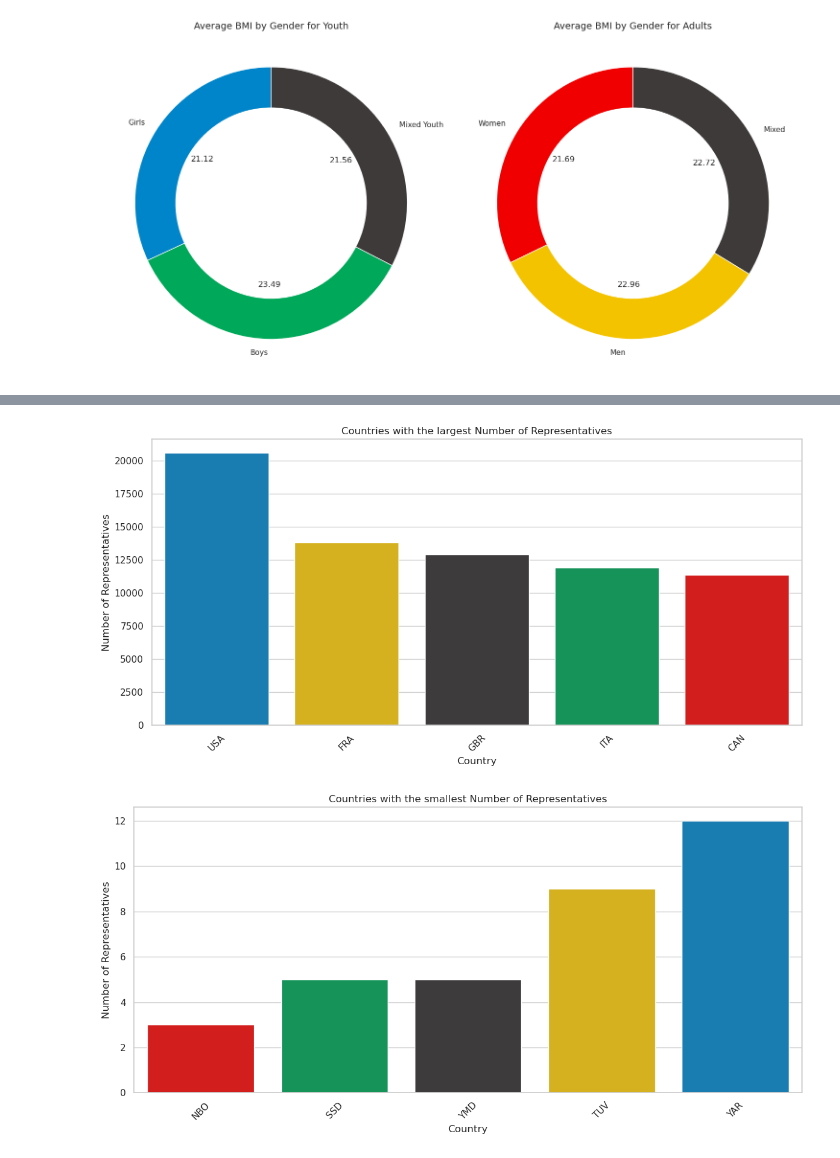
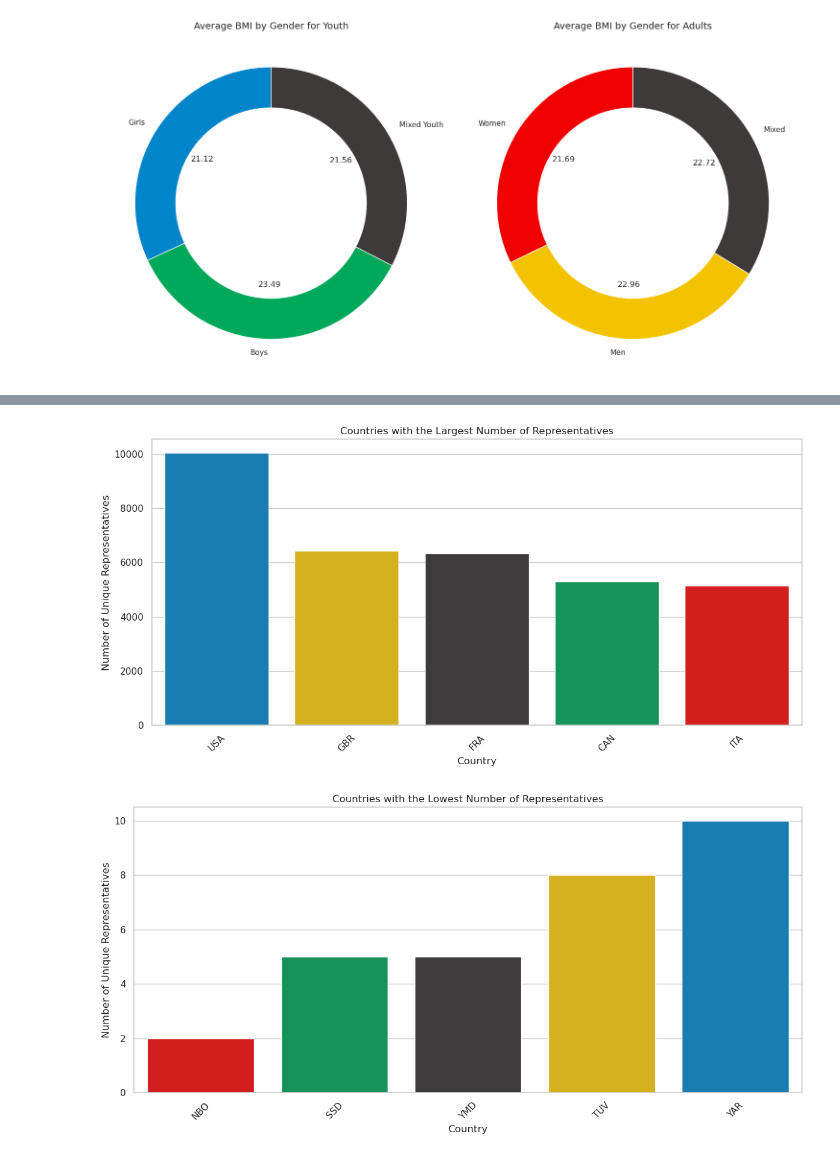
Before and after one commit to zoraidafalcon/Second-Proyect, a Jupyter notebook: Olimpic_Games.ipynb, the cells around one changed output, grey strips where cells are left out. Saved outputs shown, nothing was run; the diff lists cells and outputs as text; code cells hidden in the pictures.

```diff
--- a/Olimpic_Games.ipynb
+++ b/Olimpic_Games.ipynb
@@ -1433,45 +1450,59 @@ NameError: name 'MaxNLocator' is not defined
 # %%
-#Contar la cantidad de representantes por país
-country_counts = df3['noc'].value_counts().head(5)
+#PREGUNTA 1
 
-#Configurar el estilo del gráfico
+import matplotlib.pyplot as plt
+import seaborn as sns
+
+# PREGUNTA 1
+
+# Contar la cantidad de atletas únicos (representantes) por país
+unique_representatives = df3.groupby('noc')['athlete_id'].nunique().sort_values(ascending=False).head(5)
+
+# Configurar el estilo del gráfico
 sns.set(style="whitegrid")
 
-#Crear el gráfico de barras
+# Crear el gráfico de barras
 plt.figure(figsize=(12, 6))
-sns.barplot(x=country_counts.index, y=country_counts.values, hue = country_counts.index , palette=olympic_colors)
+sns.barplot(x=unique_representatives.index, y=unique_representatives.values, hue=unique_representatives.index, palette=olympic_colors)
 
-#Personalizar el gráfico
-plt.title("Countries with the largest Number of Representatives")
+# Personalizar el gráfico
+plt.title("Countries with the Largest Number of Representatives")
 plt.xlabel("Country")
-plt.ylabel("Number of Representatives")
+plt.ylabel("Number of Unique Representatives")
 plt.xticks(rotation=45)  # Rotar etiquetas para mejor visualización
 
-#Mostrar el gráfico
+# Mostrar el gráfico
 plt.tight_layout()
 plt.show()
 # %% [output]
-[figure, old version]
+[figure, new version]
 # %%
-#Contar la cantidad de representantes por país
-country_counts = df3['noc'].value_counts().tail(5)
+#PREGUNTA 1
+import matplotlib.pyplot as plt
+import seaborn as sns
 
-#Configurar el estilo del gráfico
+# PREGUNTA 1
+
+# Contar la cantidad de atletas únicos (representantes) por país
+unique_representatives = df3.groupby('noc')['athlete_id'].nunique().sort_values(ascending=False).tail(5)
+
+# Configurar el estilo del gráfico
 sns.set(style="whitegrid")
 
-#Crear el gráfico de barras, ordenando de mayor a menor
+# Crear el gráfico de barras, invirtiendo el orden de las barras
 plt.figure(figsize=(12, 6))
-sns.barplot(x=country_counts.index, y=country_counts.values, hue=country_counts.index, palette=olympic_colors,
-            order=country_counts.index[::-1])  # Invertir el orden para mostrar las barras de mayor a menor
+sns.barplot(x=unique_representatives.index, y=unique_representatives.values,
+            hue=unique_representatives.index,
+             palette=olympic_colors, order=unique_representatives.index[::-1])  # Invertir el orden con [::-1]
 
-#Personalizar el gráfico
-plt.title("Countries with the smallest Number of Representatives")
+# Personalizar el gráfico
+plt.title("Countries with the Lowest Number of Representatives")
 plt.xlabel("Country")
-plt.ylabel("Number of Representatives")
+plt.ylabel("Number of Unique Representatives")
 plt.xticks(rotation=45)  # Rotar etiquetas para mejor visualización
 
-#Mostrar el gráfico
+# Mostrar el gráfico
 plt.tight_layout()
 plt.show()
 # %% [output]
-[figure, old version]
+[figure, new version]
```
Also changed, not shown: parts of 10 cells of this notebook, 1 other file.
